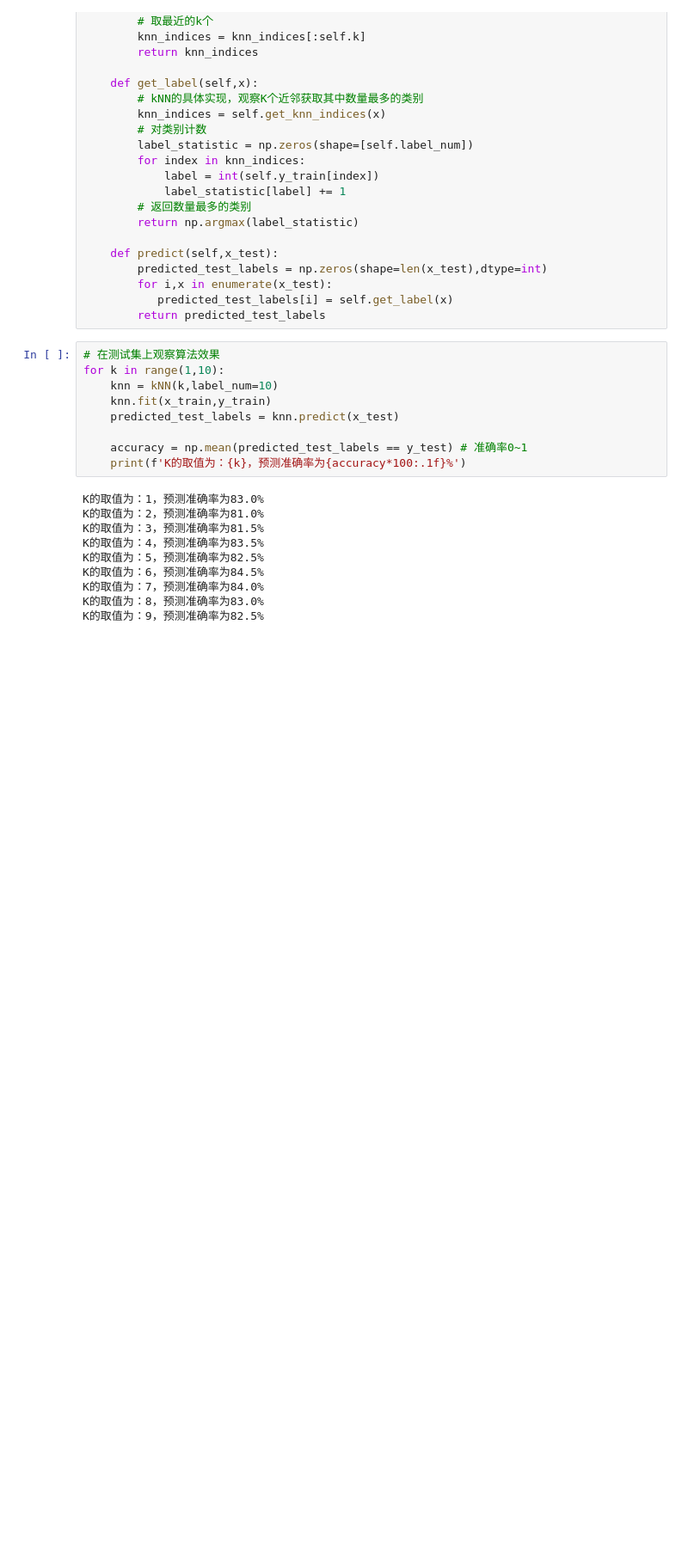
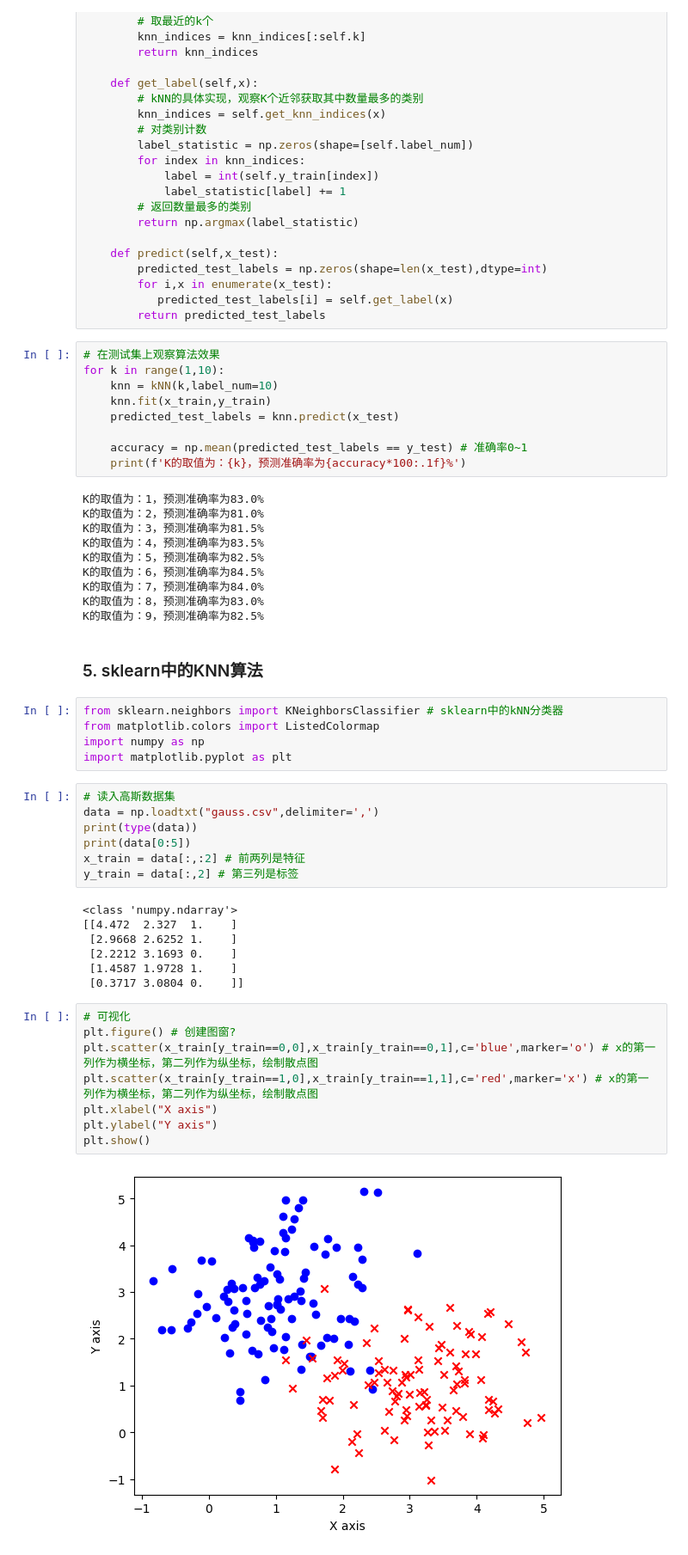
Before and after one commit to xkzhai2019/MLiA, a Jupyter notebook: Learn_KNN.ipynb, the cells around one changed output. Shown at 86% size. Cells and saved outputs as stored; diff of their text form; blank space fills up the shorter version.

```diff
--- a/Learn_KNN.ipynb
+++ b/Learn_KNN.ipynb
@@ -189,3 +189,34 @@ K的取值为：6，预测准确率为84.5%
 K的取值为：7，预测准确率为84.0%
 K的取值为：8，预测准确率为83.0%
 K的取值为：9，预测准确率为82.5%
+# %% [markdown]
+### 5. sklearn中的KNN算法
+# %%
+from sklearn.neighbors import KNeighborsClassifier # sklearn中的kNN分类器
+from matplotlib.colors import ListedColormap
+import numpy as np
+import matplotlib.pyplot as plt
+# %%
+# 读入高斯数据集
+data = np.loadtxt("gauss.csv",delimiter=',')
+print(type(data))
+print(data[0:5])
+x_train = data[:,:2] # 前两列是特征
+y_train = data[:,2] # 第三列是标签
+# %% [output]
+<class 'numpy.ndarray'>
+[[4.472  2.327  1.    ]
+ [2.9668 2.6252 1.    ]
+ [2.2212 3.1693 0.    ]
+ [1.4587 1.9728 1.    ]
+ [0.3717 3.0804 0.    ]]
+# %%
+# 可视化
+plt.figure() # 创建图窗?
+plt.scatter(x_train[y_train==0,0],x_train[y_train==0,1],c='blue',marker='o') # x的第一列作为横坐标，第二列作为纵坐标，绘制散点图
+plt.scatter(x_train[y_train==1,0],x_train[y_train==1,1],c='red',marker='x') # x的第一列作为横坐标，第二列作为纵坐标，绘制散点图
+plt.xlabel("X axis")
+plt.ylabel("Y axis")
+plt.show()
+# %% [output]
+[figure, added]
```
Also changed, not shown: parts of 10 cells of this notebook, 24 other files.
